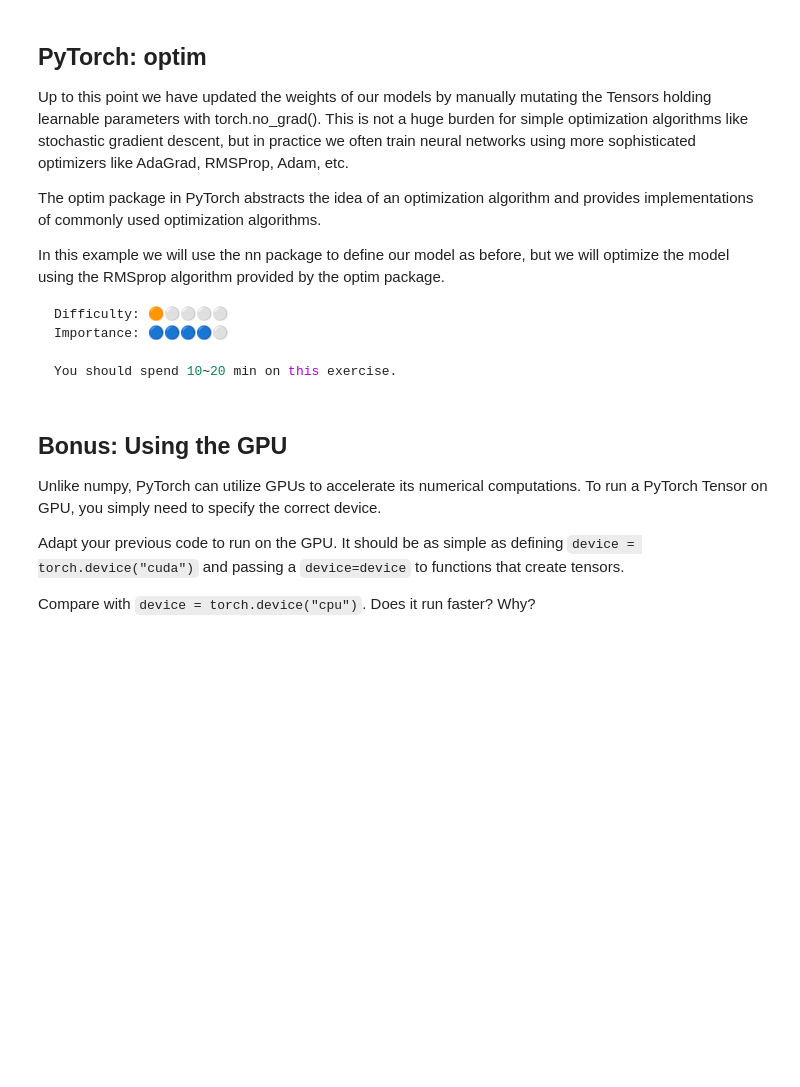
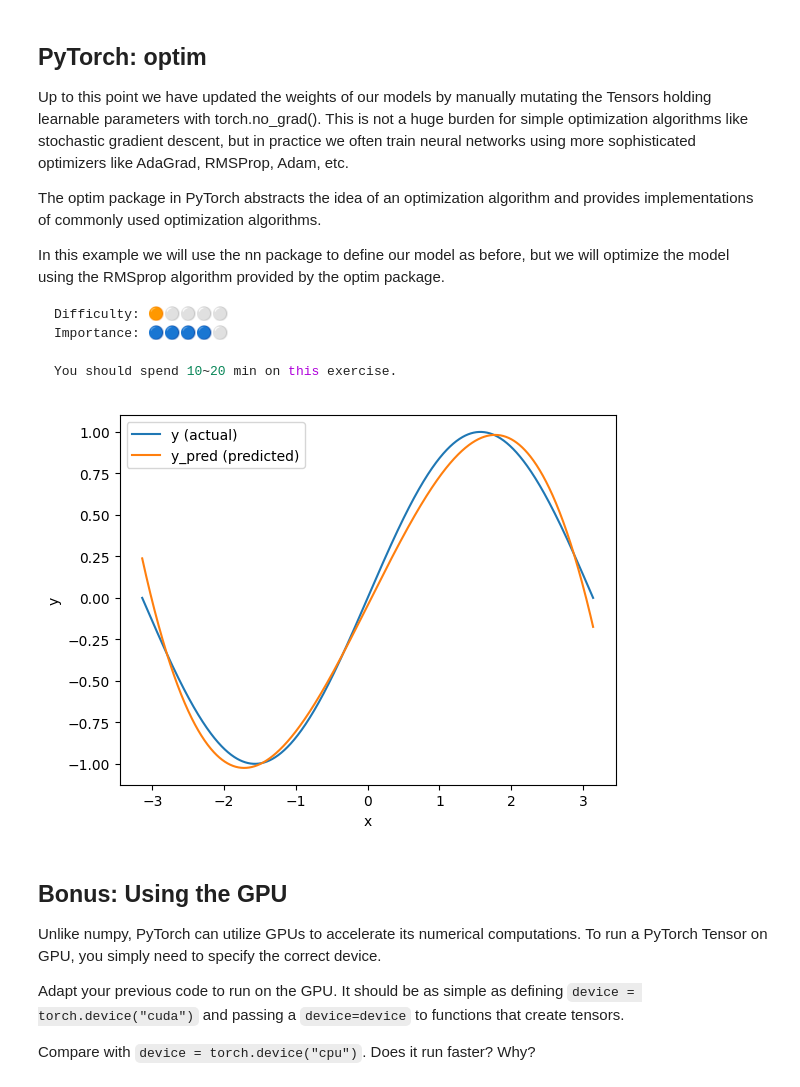
Before and after one commit to lwen2027/ml4good_gcolab, a Jupyter notebook: workshops/pytorch_tuto/pytorch_tuto.ipynb, the cells around one changed output. Cells and saved outputs as stored; diff of their text form; code cells hidden in the pictures; blank space fills up the shorter version.

```diff
--- a/workshops/pytorch_tuto/pytorch_tuto.ipynb
+++ b/workshops/pytorch_tuto/pytorch_tuto.ipynb
@@ -457,3 +492,39 @@ You should spend 10~20 min on this exercise.
+# %%
+# Adapt the above code to use torch.optim.SGD
+# You can read back the quick start https://pytorch.org/tutorials/beginner/basics/intro.html
+import torch
+
+# 1. Setup data and parameters
+x = torch.linspace(-torch.pi, torch.pi, 1000)
+true_y = torch.sin(x)
+learning_rate = 1e-3
+
+# Randomly initialize coefficients (parameters to optimize)
+a = torch.randn((), requires_grad=True)
+b = torch.randn((), requires_grad=True)
+c = torch.randn((), requires_grad=True)
+d = torch.randn((), requires_grad=True)
+
+# 2. Define the SGD optimizer
+optimizer = torch.optim.SGD([a, b, c, d], lr=learning_rate)
+
+# 3. Training Loop
+for t in range(2000):
+    # Forward pass: y = a + bx + cx^2 + dx^3
+    predicted_y = a + b * x + c * x**2 + d * x**3
+
+    # Compute loss (Mean Squared Error)
+    loss = (predicted_y - true_y).pow(2).mean()
+
+    # Optimization steps
+    optimizer.zero_grad() # Clear old gradients
+    loss.backward()      # Compute new gradients
+    optimizer.step()     # Update parameters
+
+# Check with the plot!
+plot(predicted_y.detach(), true_y, x)
+# %% [output]
+[figure, added]
 # %% [markdown]
 ## Bonus: Using the GPU
 
```
Also changed, not shown: parts of 5 cells of this notebook.
